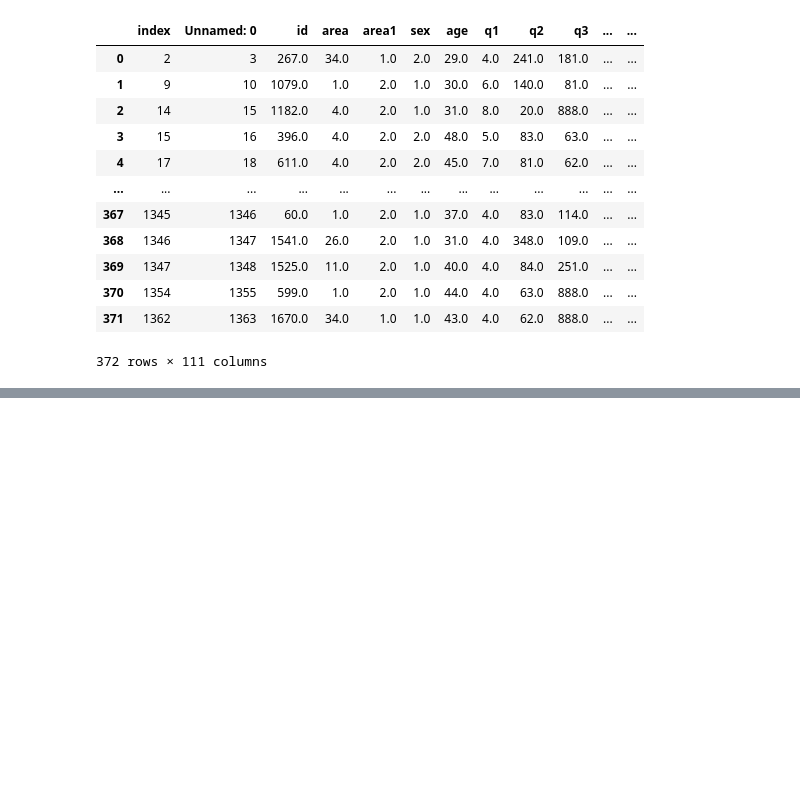
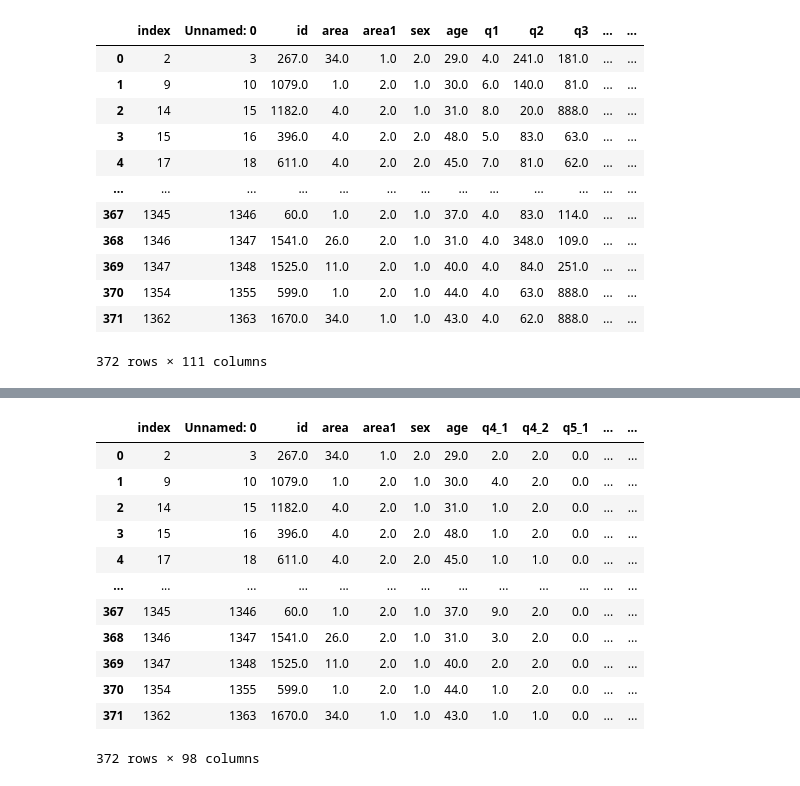
Before and after one commit to syshin0116/Dacon-Basic-Chuseok-Gift-Demand-Prediction-AI-Competition, a Jupyter notebook: travelProject/1999년 전국민 휴가 전처리.ipynb, the cells around one changed output, grey strips where cells are left out. Drawn from its saved outputs; the diff is of its cells as text; code cells hidden in the pictures; blank space fills up the shorter version.

```diff
--- a/travelProject/1999년 전국민 휴가 전처리.ipynb
+++ b/travelProject/1999년 전국민 휴가 전처리.ipynb
@@ -94,3 +114,18 @@ df_korea
 # %%
 ## 불필요 컬럼 드랍
-df_korea.drop(
+df_korea.drop(columns=['q1', 'q2', 'q3', 'q4', 'q5', 'q10', 'q16', 'q17', 'q18', 'occu', 'religion', 'income', 'educ'], inplace=True)
+df_korea
+# %% [output]
+|  | index | Unnamed: 0 | id | area | area1 | sex | age | q4_1 | q4_2 | q5_1 | ... | ... |
+| 0 | 2 | 3 | 267.0 | 34.0 | 1.0 | 2.0 | 29.0 | 2.0 | 2.0 | 0.0 | ... | ... |
+| 1 | 9 | 10 | 1079.0 | 1.0 | 2.0 | 1.0 | 30.0 | 4.0 | 2.0 | 0.0 | ... | ... |
+| 2 | 14 | 15 | 1182.0 | 4.0 | 2.0 | 1.0 | 31.0 | 1.0 | 2.0 | 0.0 | ... | ... |
+| 3 | 15 | 16 | 396.0 | 4.0 | 2.0 | 2.0 | 48.0 | 1.0 | 2.0 | 0.0 | ... | ... |
+| 4 | 17 | 18 | 611.0 | 4.0 | 2.0 | 2.0 | 45.0 | 1.0 | 1.0 | 0.0 | ... | ... |
+| ... | ... | ... | ... | ... | ... | ... | ... | ... | ... | ... | ... | ... |
+| 367 | 1345 | 1346 | 60.0 | 1.0 | 2.0 | 1.0 | 37.0 | 9.0 | 2.0 | 0.0 | ... | ... |
+| 368 | 1346 | 1347 | 1541.0 | 26.0 | 2.0 | 1.0 | 31.0 | 3.0 | 2.0 | 0.0 | ... | ... |
+| 369 | 1347 | 1348 | 1525.0 | 11.0 | 2.0 | 1.0 | 40.0 | 2.0 | 2.0 | 0.0 | ... | ... |
+| 370 | 1354 | 1355 | 599.0 | 1.0 | 2.0 | 1.0 | 44.0 | 1.0 | 2.0 | 0.0 | ... | ... |
+| 371 | 1362 | 1363 | 1670.0 | 34.0 | 1.0 | 1.0 | 43.0 | 1.0 | 1.0 | 0.0 | ... | ... |
+372 rows × 98 columns
```
Also changed, not shown: parts of 2 cells of this notebook, 6 other files.
